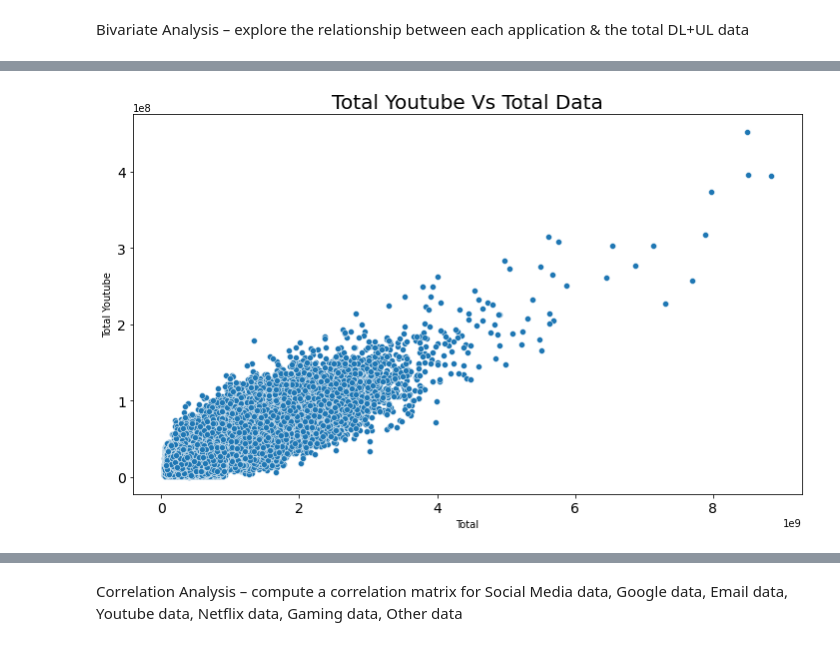
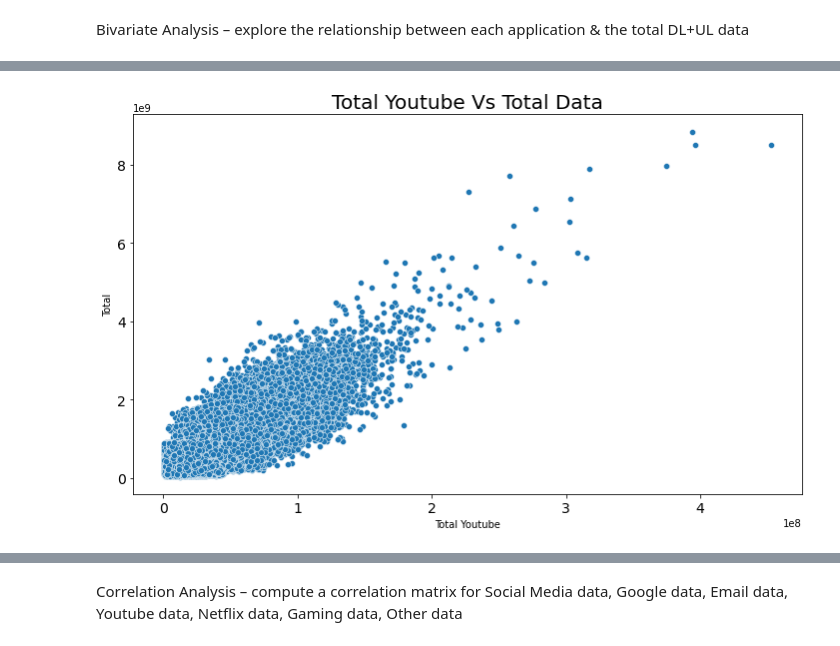
Before and after one commit to tadesse381/Telecommunication_Data_Analysis, a Jupyter notebook: notebooks/User_Data_Analytics_in_the_Telecommunication.ipynb, the cells around one changed output, grey strips where cells are left out. Drawn from its saved outputs; the diff is of its cells as text; code cells hidden in the pictures.

```diff
--- a/notebooks/User_Data_Analytics_in_the_Telecommunication.ipynb
+++ b/notebooks/User_Data_Analytics_in_the_Telecommunication.ipynb
@@ -387,7 +421,7 @@ ploting.plot_scatter(per_user, 'Total', 'Total Google', 'Total Google Vs Total D
 # %%
-ploting.plot_scatter(per_user, 'Total', 'Total Youtube', 'Total Youtube Vs Total Data', None, None)
+ploting.plot_scatter(per_user, 'Total Youtube','Total',  'Total Youtube Vs Total Data', None, None)
 # %% [output]
-[figure, old version]
+[figure, new version]
 # %%
 per_user
 # %% [output]
```
Also changed, not shown: parts of 23 cells of this notebook, 2 other files.
